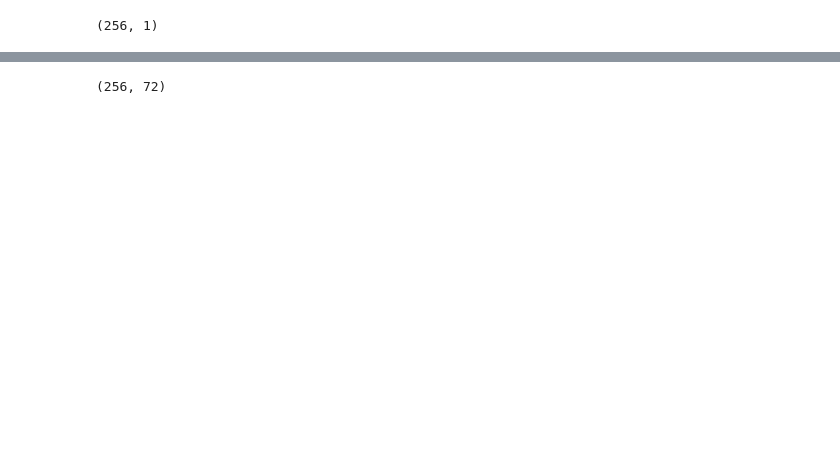
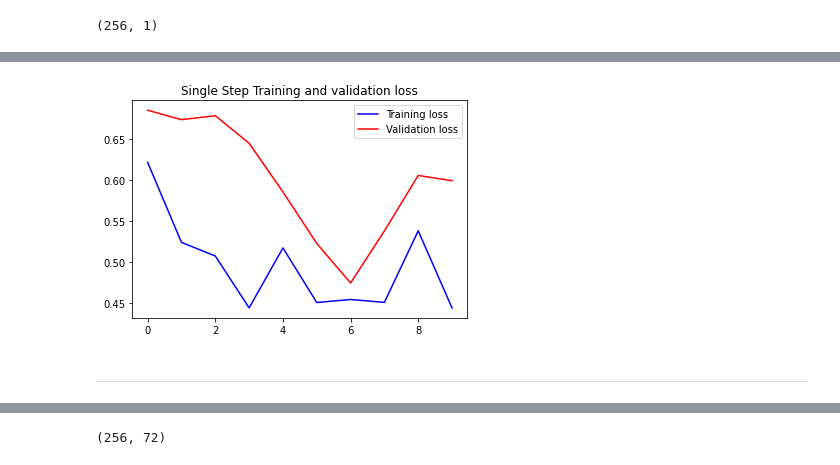
Before and after one commit to khalidpark/project-RNN, a Jupyter notebook: project.ipynb, the cells around one changed output, grey strips where cells are left out. Saved outputs shown, nothing was run; the diff lists cells and outputs as text; code cells hidden in the pictures; blank space fills up the shorter version.

```diff
--- a/project.ipynb
+++ b/project.ipynb
@@ -462,0 +504,27 @@ for x, y in val_data_single.take(3):
+# %%
+from tensorflow.keras.constraints import MaxNorm
+
+#contraint 추가 , 옵티마이저 adam으로 변경
+
+single_step_model = tf.keras.models.Sequential()
+single_step_model.add(tf.keras.layers.LSTM(64, input_shape=x_train_single.shape[-2:]))
+single_step_model.add(tf.keras.layers.Dense(32,kernel_constraint=MaxNorm(2.)))
+single_step_model.add(tf.keras.layers.Dense(1))
+
+single_step_model.compile(optimizer='adam', loss='mae',metrics=['accuracy'])
+single_step_model.summary()
+
+#########
+# # 모델 구성을 확인합니다.
+# model = Sequential([
+#     Flatten(input_shape=(28, 28)),
+#     Dense(64, input_dim=64,
+#             kernel_regularizer=regularizers.l2(0.01),
+#             activity_regularizer=regularizers.l1(0.01),
+#             kernel_constraint=MaxNorm(2.)),             ## add constraints
+#     Dense(10, activation='softmax')
+# ])
+# # 업데이트 방식을 설정합니다.
+# model.compile(optimizer='adam'
+#              , loss='sparse_categorical_crossentropy'
+#              , metrics=['accuracy'])
@@ -462,0 +546,5 @@ for x, y in val_data_single.take(3):
+# %%
+single_step_history = single_step_model.fit(train_data_single, epochs=EPOCHS,
+                                            steps_per_epoch=EVALUATION_INTERVAL,
+                                            validation_data=val_data_single,
+                                            validation_steps=2)
@@ -462,0 +572,9 @@ for x, y in val_data_single.take(3):
+# %%
+plot_train_history(single_step_history,
+                   'Single Step Training and validation loss')
+# %% [output]
+[figure, added]
+# %% [markdown]
+
+
+---
```
Also changed, not shown: parts of 41 cells of this notebook.
